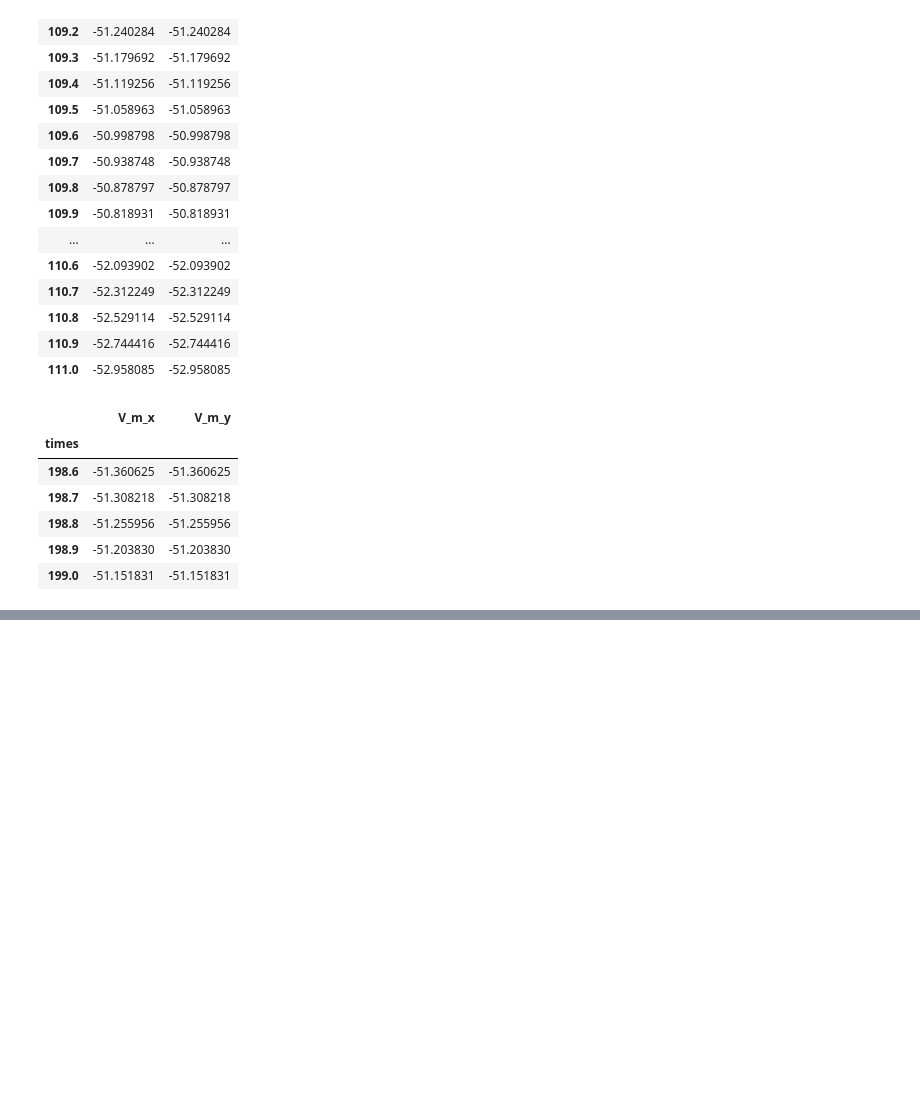
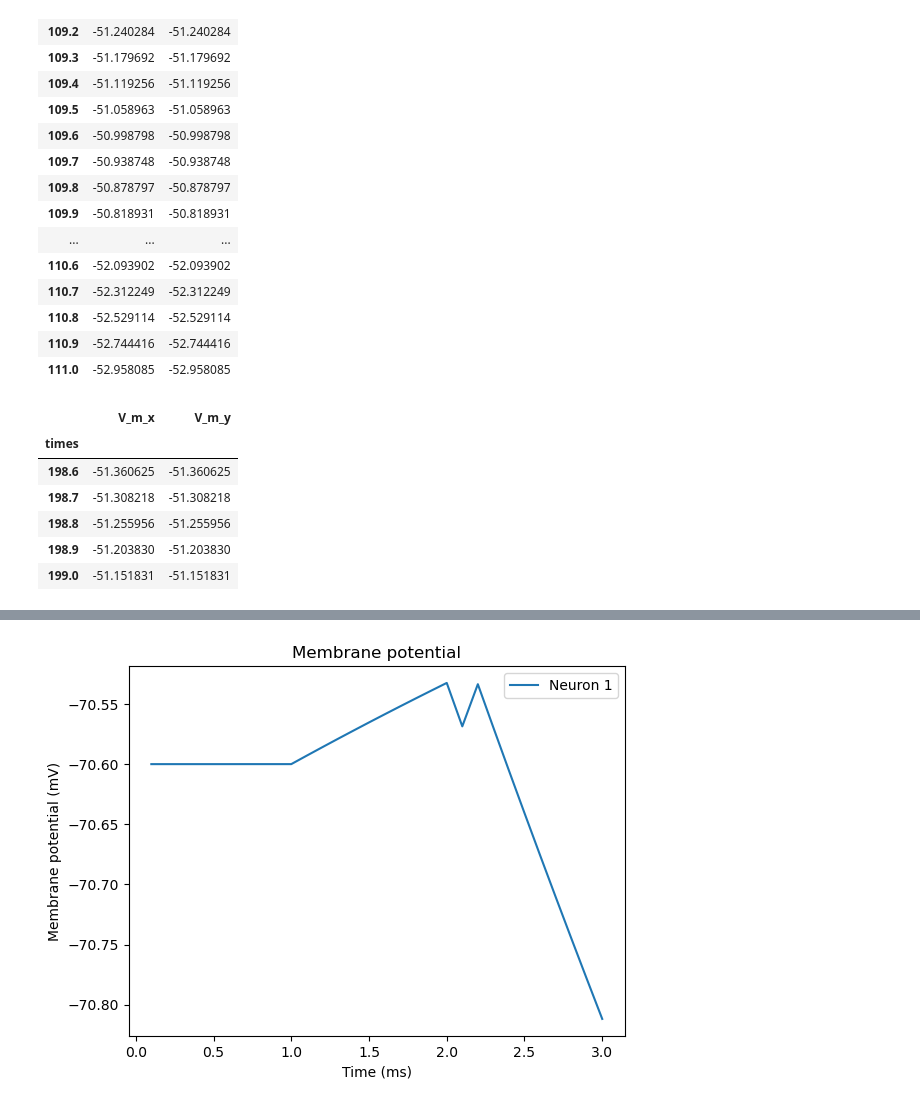
Before and after one commit to CSNG-MFF/nest-step-current-module, a Jupyter notebook: examples/step_current_demo.ipynb, the cells around one changed output, grey strips where cells are left out. Cells and saved outputs as stored; diff of their text form; code cells hidden in the pictures; blank space fills up the shorter version.

Commit message:
Corrected check for minimal amplitude time

```diff
--- a/examples/step_current_demo.ipynb
+++ b/examples/step_current_demo.ipynb
@@ -116,0 +119,5 @@ dm.iloc[-5:]
+# %%
+n = nest.Create(f'{model}_sc', params={'amplitude_values': [20.],
+                                       'amplitude_times': [1.]})
+vm = nest.Create('voltmeter', params={'interval': 0.1})
+nest.Connect(vm, n)
@@ -116,0 +161,4 @@ dm.iloc[-5:]
+# %%
+nest.voltage_trace.from_device(vm);
+# %% [output]
+[figure, added]
```
Also changed, not shown: parts of 8 cells of this notebook, 2 other files.
